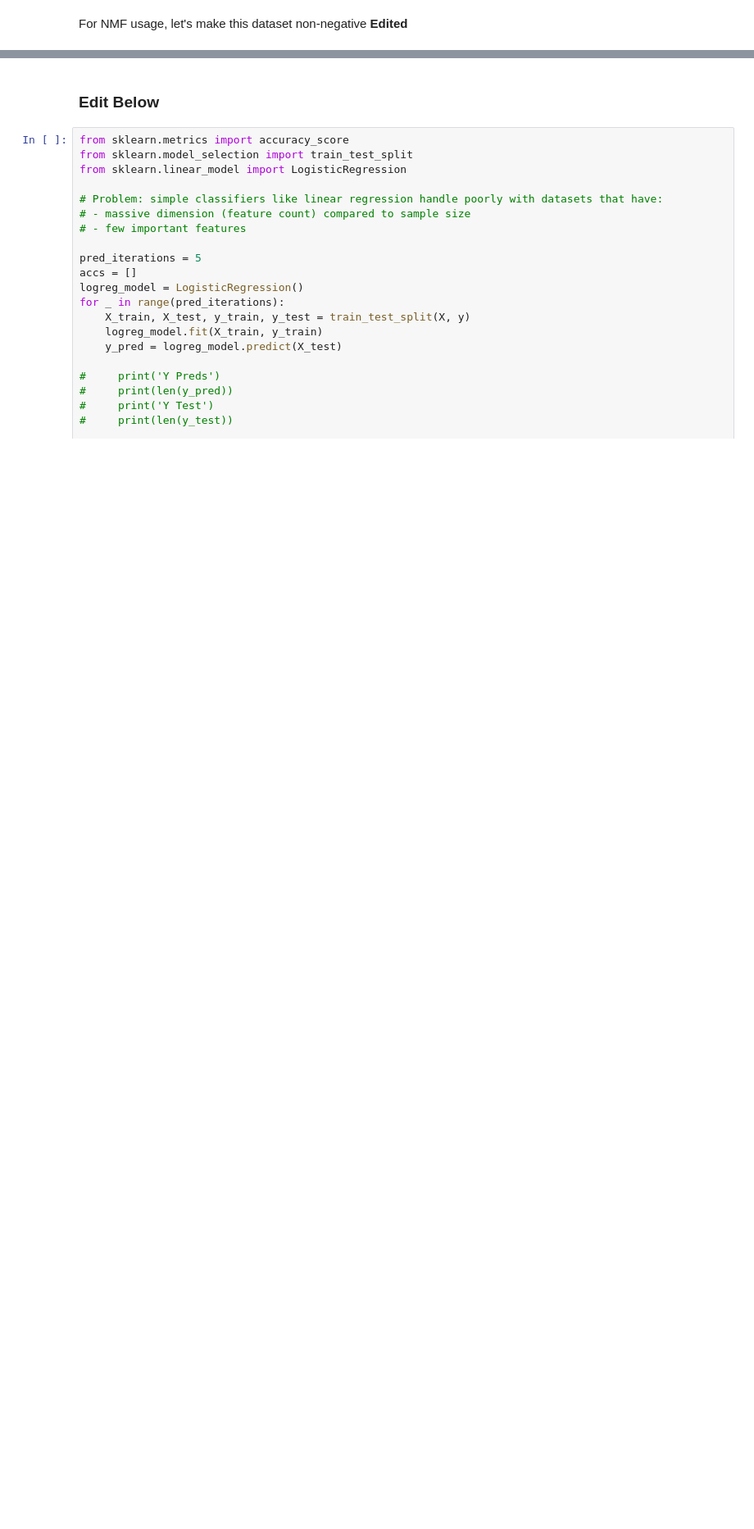
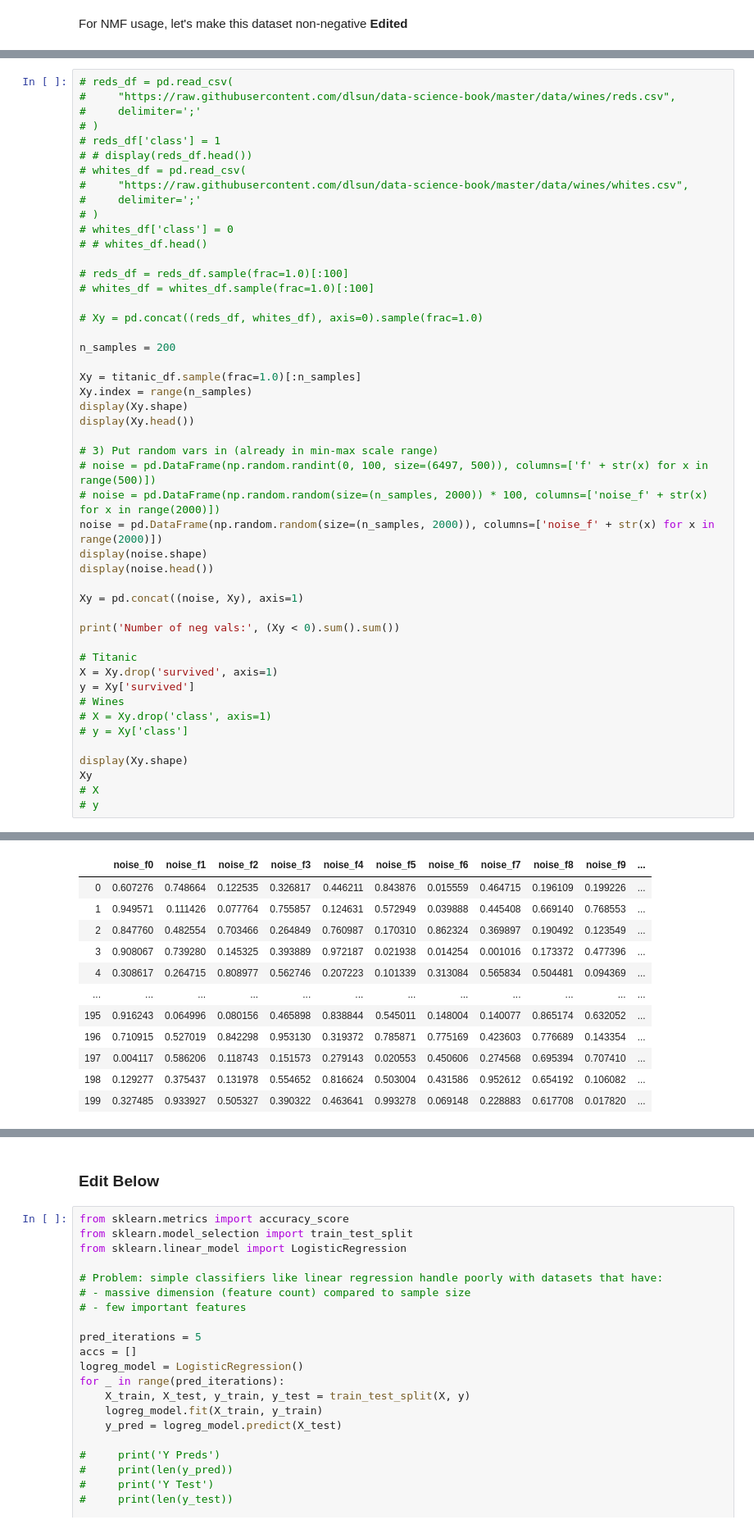
Before and after one commit to QColeman97/NMF-All-Stars, a Jupyter notebook: NMF_project.ipynb, the cells around one changed output, grey strips where cells are left out. Shown: that part at 82% size. Drawn from its saved outputs; the diff is of its cells as text; blank space fills up the shorter version.

```diff
--- a/NMF_project.ipynb
+++ b/NMF_project.ipynb
@@ -134,0 +169,49 @@ Xy.head()
+# %%
+# reds_df = pd.read_csv(
+#     "https://raw.githubusercontent.com/dlsun/data-science-book/master/data/wines/reds.csv",
+#     delimiter=';'
+# )
+# reds_df['class'] = 1
+# # display(reds_df.head())
+# whites_df = pd.read_csv(
+#     "https://raw.githubusercontent.com/dlsun/data-science-book/master/data/wines/whites.csv",
+#     delimiter=';'
+# )
+# whites_df['class'] = 0
+# # whites_df.head()
+
+# reds_df = reds_df.sample(frac=1.0)[:100]
+# whites_df = whites_df.sample(frac=1.0)[:100]
+
+# Xy = pd.concat((reds_df, whites_df), axis=0).sample(frac=1.0)
+
+n_samples = 200
+
+Xy = titanic_df.sample(frac=1.0)[:n_samples]
+Xy.index = range(n_samples)
+display(Xy.shape)
+display(Xy.head())
+
+# 3) Put random vars in (already in min-max scale range)
+# noise = pd.DataFrame(np.random.randint(0, 100, size=(6497, 500)), columns=['f' + str(x) for x in range(500)])
+# noise = pd.DataFrame(np.random.random(size=(n_samples, 2000)) * 100, columns=['noise_f' + str(x) for x in range(2000)])
+noise = pd.DataFrame(np.random.random(size=(n_samples, 2000)), columns=['noise_f' + str(x) for x in range(2000)])
+display(noise.shape)
+display(noise.head())
+
+Xy = pd.concat((noise, Xy), axis=1)
+
+print('Number of neg vals:', (Xy < 0).sum().sum())
+
+# Titanic
+X = Xy.drop('survived', axis=1)
+y = Xy['survived']
+# Wines
+# X = Xy.drop('class', axis=1)
+# y = Xy['class']
+
+display(Xy.shape)
+Xy
+# X
+# y
+# %% [output]
@@ -134,0 +236,12 @@ Xy.head()
+|  | noise_f0 | noise_f1 | noise_f2 | noise_f3 | noise_f4 | noise_f5 | noise_f6 | noise_f7 | noise_f8 | noise_f9 | ... |
+| 0 | 0.607276 | 0.748664 | 0.122535 | 0.326817 | 0.446211 | 0.843876 | 0.015559 | 0.464715 | 0.196109 | 0.199226 | ... |
+| 1 | 0.949571 | 0.111426 | 0.077764 | 0.755857 | 0.124631 | 0.572949 | 0.039888 | 0.445408 | 0.669140 | 0.768553 | ... |
+| 2 | 0.847760 | 0.482554 | 0.703466 | 0.264849 | 0.760987 | 0.170310 | 0.862324 | 0.369897 | 0.190492 | 0.123549 | ... |
+| 3 | 0.908067 | 0.739280 | 0.145325 | 0.393889 | 0.972187 | 0.021938 | 0.014254 | 0.001016 | 0.173372 | 0.477396 | ... |
+| 4 | 0.308617 | 0.264715 | 0.808977 | 0.562746 | 0.207223 | 0.101339 | 0.313084 | 0.565834 | 0.504481 | 0.094369 | ... |
+| ... | ... | ... | ... | ... | ... | ... | ... | ... | ... | ... | ... |
+| 195 | 0.916243 | 0.064996 | 0.080156 | 0.465898 | 0.838844 | 0.545011 | 0.148004 | 0.140077 | 0.865174 | 0.632052 | ... |
+| 196 | 0.710915 | 0.527019 | 0.842298 | 0.953130 | 0.319372 | 0.785871 | 0.775169 | 0.423603 | 0.776689 | 0.143354 | ... |
+| 197 | 0.004117 | 0.586206 | 0.118743 | 0.151573 | 0.279143 | 0.020553 | 0.450606 | 0.274568 | 0.695394 | 0.707410 | ... |
+| 198 | 0.129277 | 0.375437 | 0.131978 | 0.554652 | 0.816624 | 0.503004 | 0.431586 | 0.952612 | 0.654192 | 0.106082 | ... |
+| 199 | 0.327485 | 0.933927 | 0.505327 | 0.390322 | 0.463641 | 0.993278 | 0.069148 | 0.228883 | 0.617708 | 0.017820 | ... |
```
Also changed, not shown: parts of 6 cells of this notebook, 1 other file.
